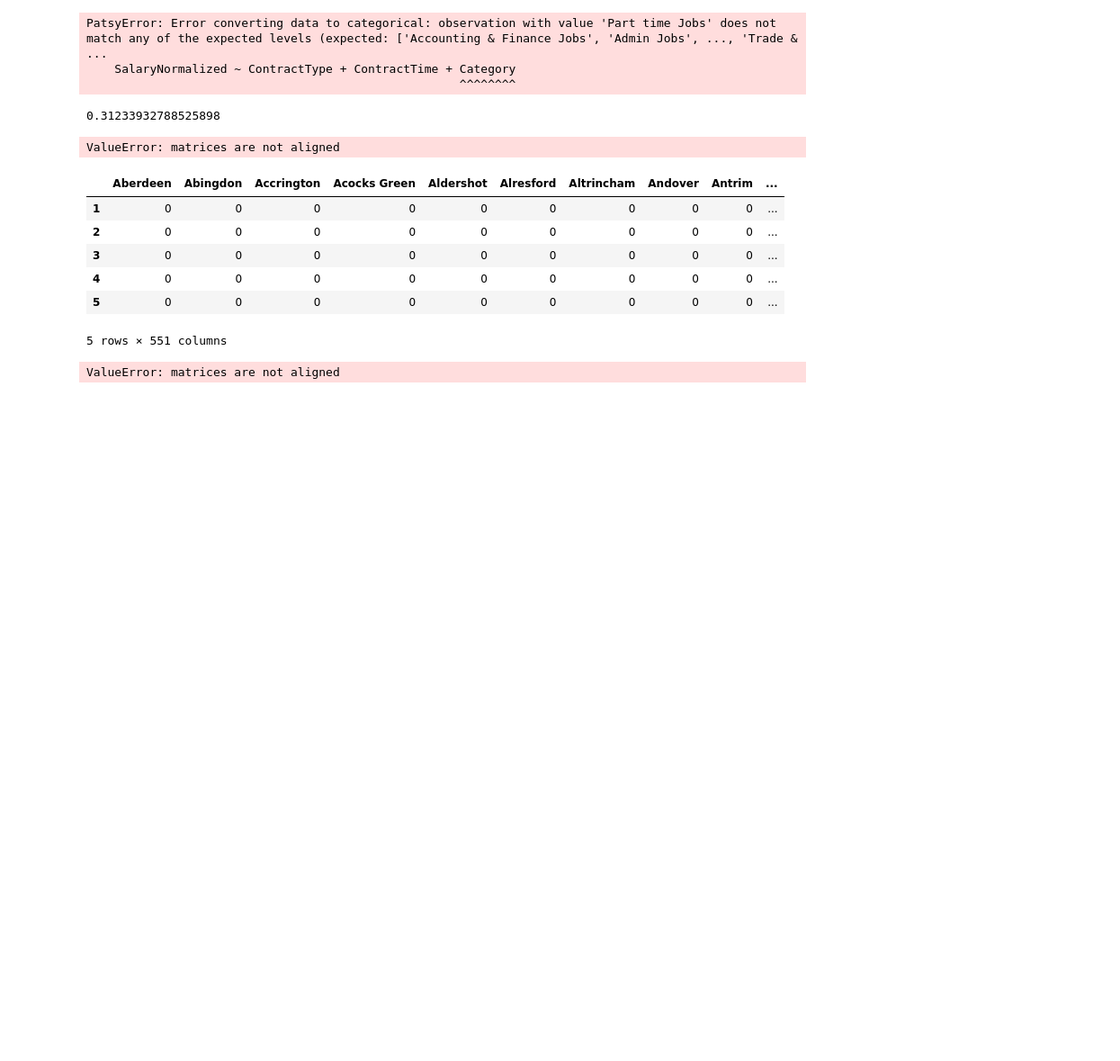
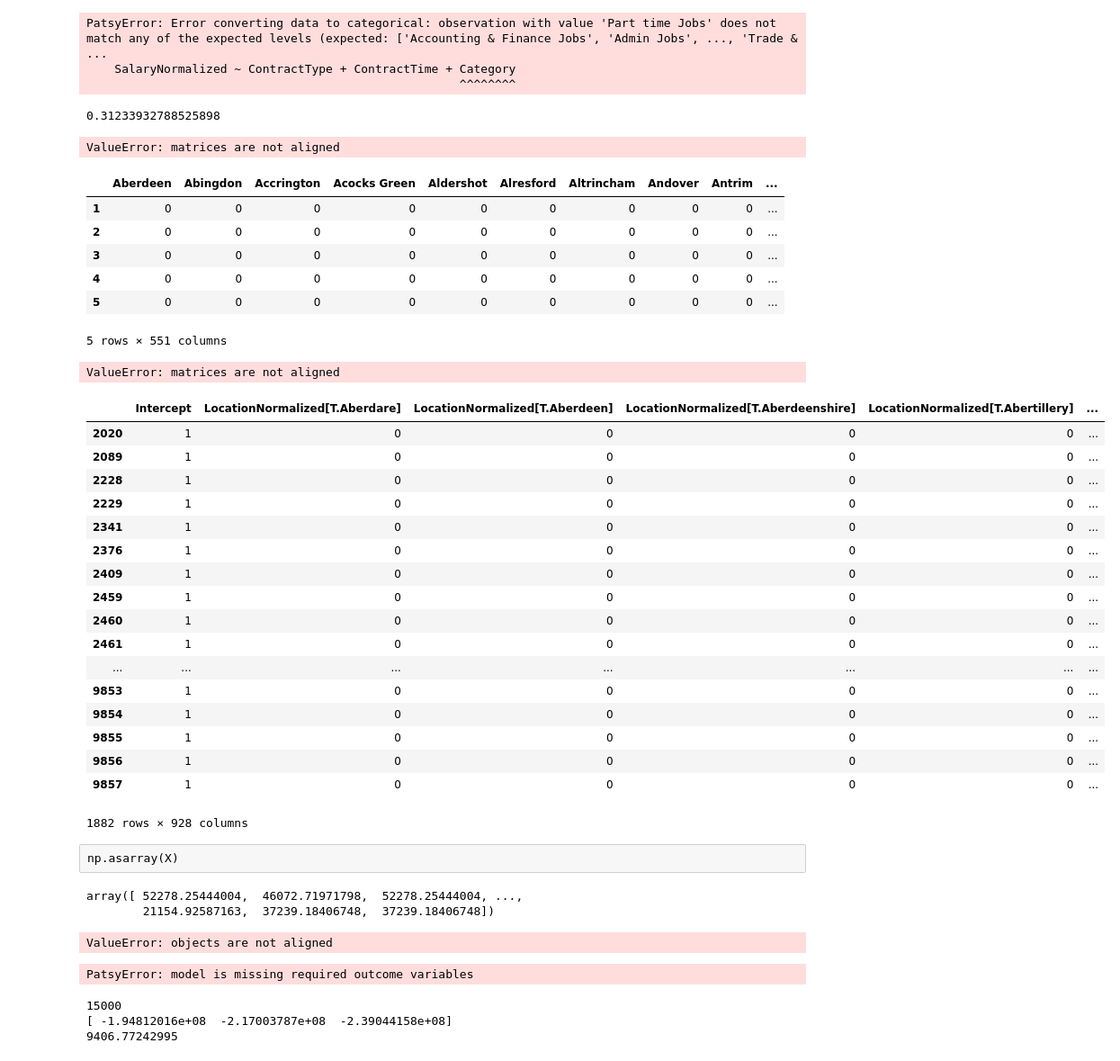
Before and after one commit to asbhat/data-science-class, a Jupyter notebook: linear-regression-assignment/2.11 Linear Regression.ipynb, the cells around one changed output. Shown at 90% size. Drawn from its saved outputs; the diff is of its cells as text; code cells hidden in the pictures; blank space fills up the shorter version.

```diff
--- a/linear-regression-assignment/2.11 Linear Regression.ipynb
+++ b/linear-regression-assignment/2.11 Linear Regression.ipynb
@@ -7,3 +7,8 @@ from sklearn.metrics import r2_score
 from sklearn.metrics import mean_absolute_error
 from sklearn.metrics import mean_squared_error
 from sklearn.cross_validation import cross_val_score
+from sklearn.linear_model import Ridge, Lasso
+from patsy import dmatrices
+
+train = pd.read_csv('train.csv')
+test = pd.read_csv('test.csv')
@@ -665,3 +666,72 @@ XTest.head()
 test['salary'] = model.predict(XTest)
 # %% [output]
 ValueError: matrices are not aligned
+# %%
+from patsy import dmatrices
+y, X = dmatrices('SalaryNormalized ~ LocationNormalized + ContractType + ContractTime + Category', data=train, return_type='dataframe')
+X
+# %% [output]
+|  | Intercept | LocationNormalized[T.Aberdare] | LocationNormalized[T.Aberdeen] | LocationNormalized[T.Aberdeenshire] | LocationNormalized[T.Abertillery] | ... |
+| 2020 | 1 | 0 | 0 | 0 | 0 | ... |
+| 2089 | 1 | 0 | 0 | 0 | 0 | ... |
+| 2228 | 1 | 0 | 0 | 0 | 0 | ... |
+| 2229 | 1 | 0 | 0 | 0 | 0 | ... |
+| 2341 | 1 | 0 | 0 | 0 | 0 | ... |
+| 2376 | 1 | 0 | 0 | 0 | 0 | ... |
+| 2409 | 1 | 0 | 0 | 0 | 0 | ... |
+| 2459 | 1 | 0 | 0 | 0 | 0 | ... |
+| 2460 | 1 | 0 | 0 | 0 | 0 | ... |
+| 2461 | 1 | 0 | 0 | 0 | 0 | ... |
+| ... | ... | ... | ... | ... | ... | ... |
+| 9853 | 1 | 0 | 0 | 0 | 0 | ... |
+| 9854 | 1 | 0 | 0 | 0 | 0 | ... |
+| 9855 | 1 | 0 | 0 | 0 | 0 | ... |
+| 9856 | 1 | 0 | 0 | 0 | 0 | ... |
+| 9857 | 1 | 0 | 0 | 0 | 0 | ... |
+1882 rows × 928 columns
+# %% [raw]
+np.asarray(X)
+# %%
+model = Lasso()
+model.fit(X, y)
+model.predict(X)
+# %% [output]
+array([ 52278.25444004,  46072.71971798,  52278.25444004, ...,
+        21154.92587163,  37239.18406748,  37239.18406748])
+# %%
+print
+# %% [output]
+ValueError: objects are not aligned
+# %%
+XTest = dmatrices('LocationNormalized + ContractType + ContractTime + Category', data=test, return_type='dataframe')
+# %% [output]
+PatsyError: model is missing required outcome variables
+# %%
+test['SalaryNormalized'] = -1
+
+fullData = pd.concat([train, test])
+print len(fullData)
+fullData.ContractType.fillna("Other", inplace=True)
+
+y, X = dmatrices('SalaryNormalized ~ LocationNormalized + Category + ContractType', data=fullData, return_type='matrix')
+
+trainX = X[:len(train)]
+trainY = y[:len(train)]
+testX = X[len(train):]
+
+model = Lasso()
+
+print cross_val_score(model, trainX, trainY, scoring='mean_squared_error')
+
+model.fit(trainX, trainY)
+train['estSalary'] = model.predict(trainX)
+print mean_absolute_error(train.SalaryNormalized, train.estSalary)
+
+p = model.predict(testX).T
+
+solution = pd.DataFrame({"Id": test.Id, "Salary": p})
+solution.to_csv('ab_regression_answer.csv')
+# %% [output]
+15000
+[ -1.94812016e+08  -2.17003787e+08  -2.39044158e+08]
+9406.77242995
```
Also changed, not shown: parts of 12 cells of this notebook.
